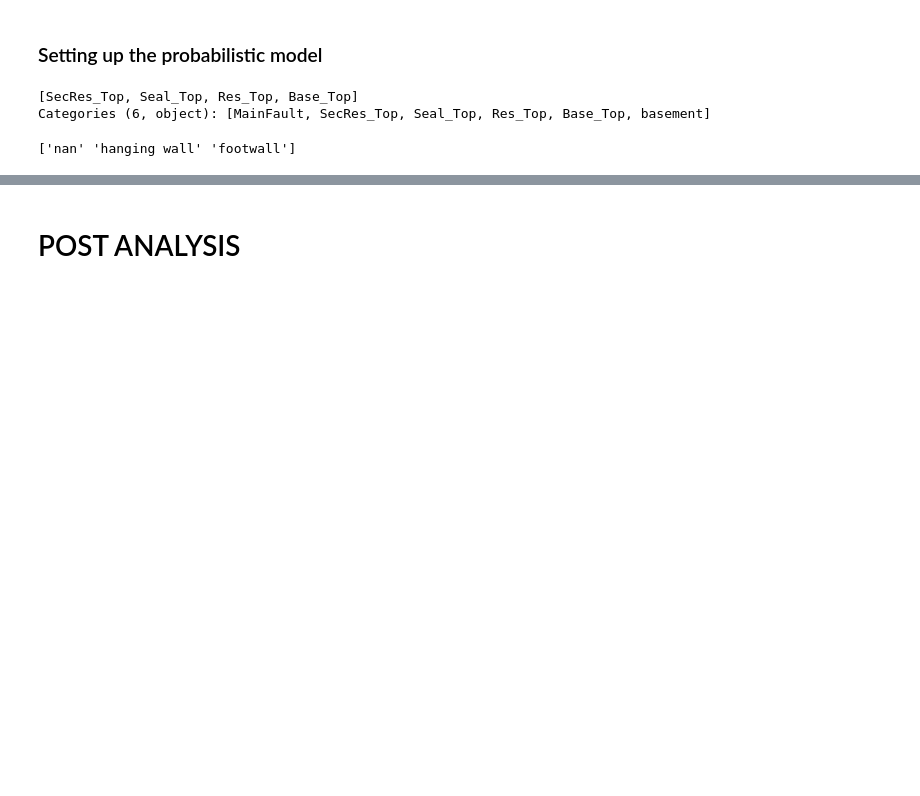
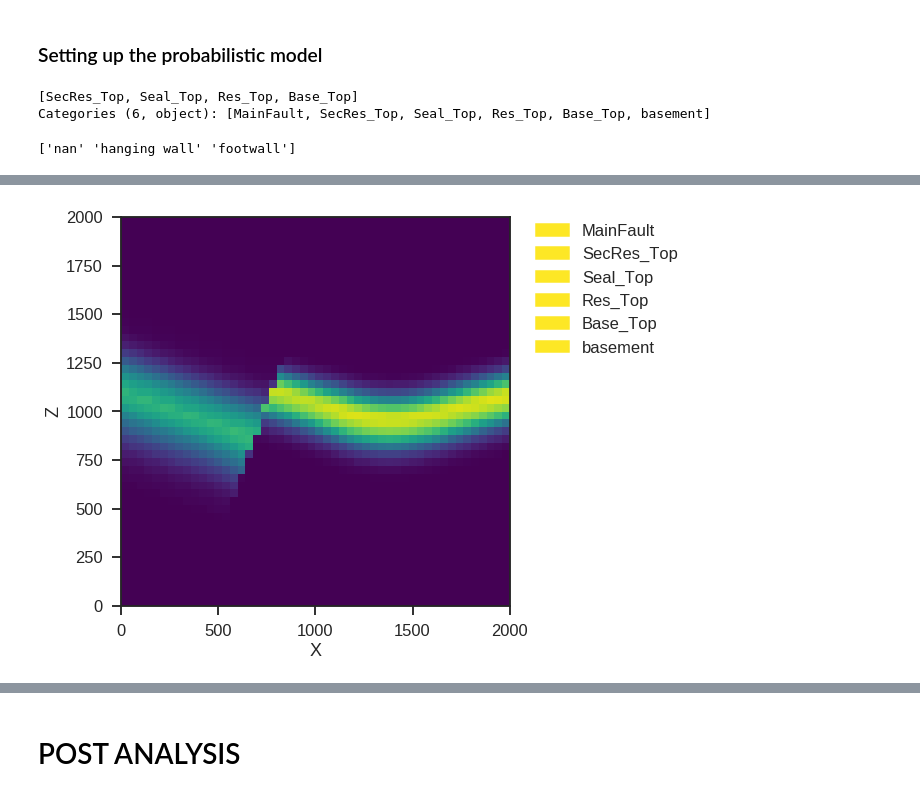
Before and after one commit to nre-aachen/Theses, a Jupyter notebook: Risk analysis/Notebooks/post_submission_continued_work/3D uncertainty (post-submission, work in progress).ipynb, the cells around one changed output, grey strips where cells are left out. Saved outputs shown, nothing was run; the diff lists cells and outputs as text; code cells hidden in the pictures; blank space fills up the shorter version.

```diff
--- a/Risk analysis/Notebooks/post_submission_continued_work/3D uncertainty (post-submission, work in progress).ipynb
+++ b/Risk analysis/Notebooks/post_submission_continued_work/3D uncertainty (post-submission, work in progress).ipynb
@@ -709,6 +676,24 @@ def thicknesses(value=0, input_data=input_data):
 #    fw_r2b_z = points_fw[seal_top_cond]['Z'].values*rescale_f
 #    fw_ob_z = points_fw[secres_top_cond]['Z'].values*rescale_f
 #    return np.abs(fw_ob_z-fw_r2b_z)
+# %%
+block = np.round(lith_sol[0]).astype(int)
+block_fb = np.round(fault_sol[0]).astype(int)
+
+lith_id = np.unique(np.round(block).astype(int))
+fault_id = np.unique(np.round(block).astype(int))
+
+count = np.zeros((len(lith_id), block.shape[0]))
+count_fb = np.zeros((len(fault_id), block_fb.shape[0]))
+
+@pymc.deterministic(trace=True)
+def lith_prob(value=0, lith_sol=gempy_model[0], fault_sol=gempy_model[1]):
+    block = np.round(lith_sol[0]).astype(int)
+    block_fb = np.round(fault_sol[0]).astype(int)
+    for i, l_id in enumerate(lith_id):
+        count[i][block == l_id] += 1 #sum up frequency
+    for i, f_id in enumerate(fault_id):
+        count_fb[i][block_fb == f_id] += 1 #sum up frequency
 # %%
-iterations = 10
+iterations = 1000
 # %%
@@ -837,0 +728,3 @@ Maximum trap volume: 0 m³
+# %%
+lith_prob = count / iterations
+fault_prob = count_fb/iterations
@@ -837,0 +746,7 @@ Maximum trap volume: 0 m³
+# %%
+import matplotlib
+norm = matplotlib.colors.Normalize(lith_prob[2].min(), lith_prob[2].max())
+gp.plotting.plot_section(geo_data, lith_prob[2], cell_number=25, cmap='viridis',
+                                     norm=norm)
+# %% [output]
+[figure, added]
```
Also changed, not shown: parts of 40 cells of this notebook, 1 other file.
